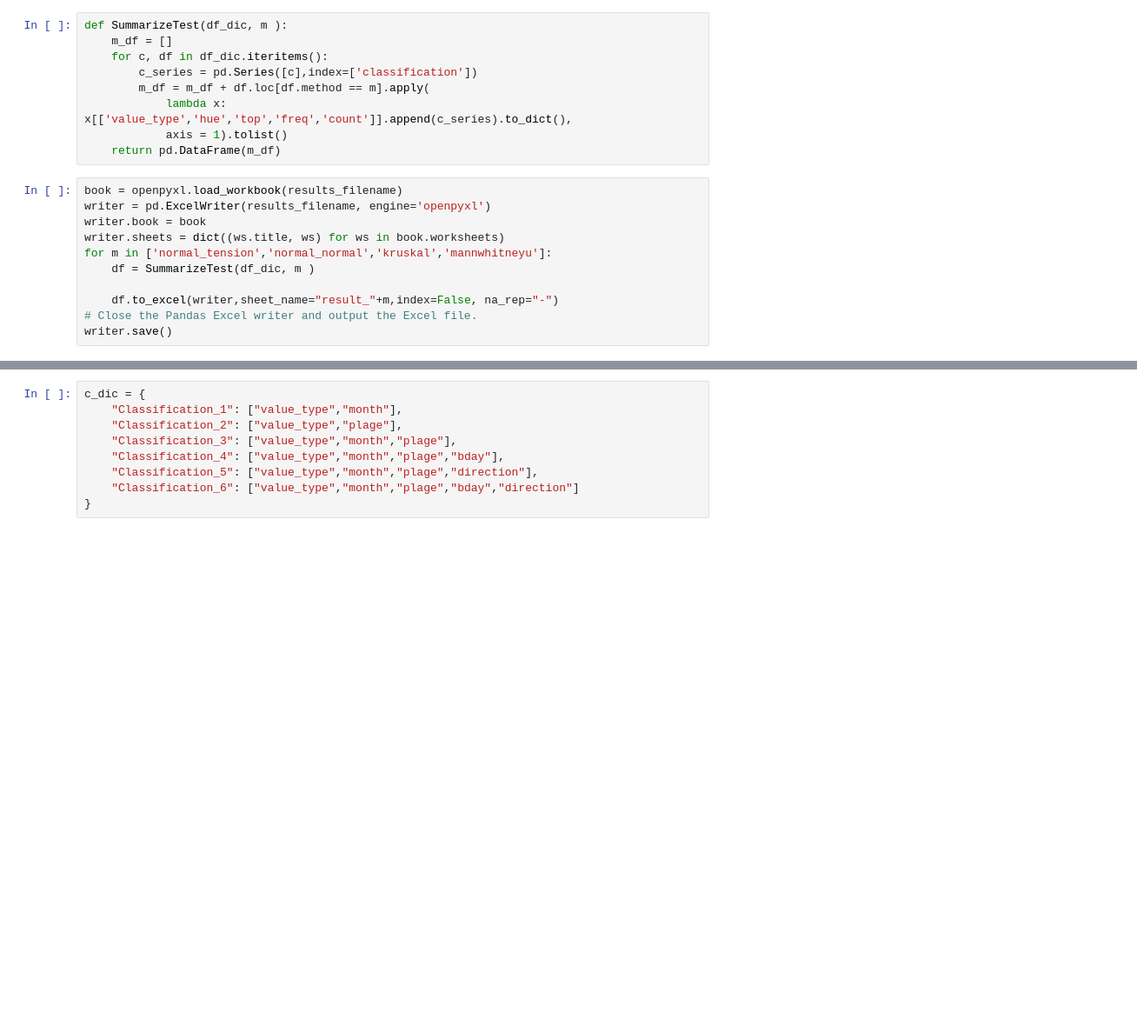
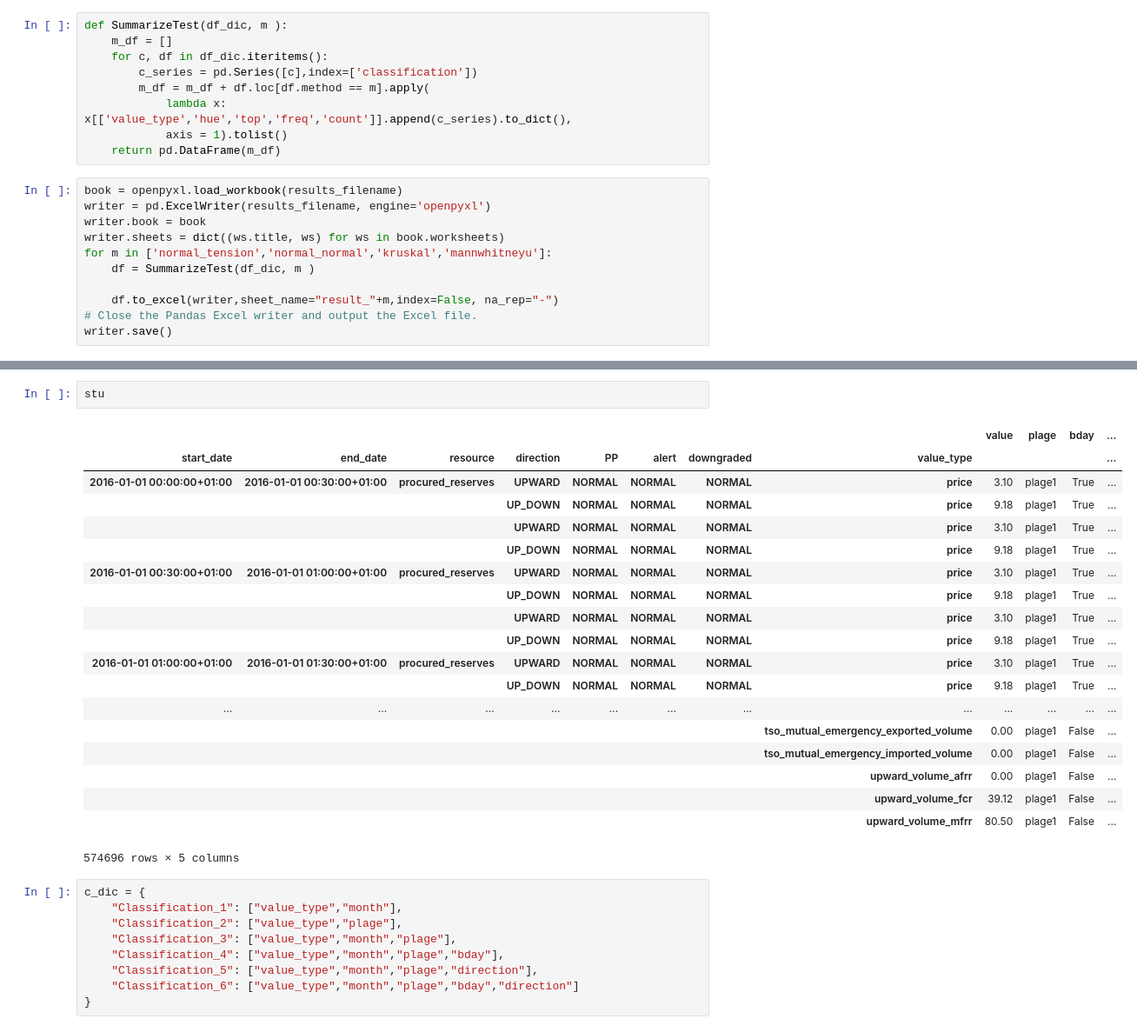
Before and after one commit to mathiaHa/MA-Analysis, a Jupyter notebook: Analysis/Alpiq/II.1 Etude_Relation_Alert_Prix_MA.ipynb, the cells around one changed output, grey strips where cells are left out. Shown at 87% size. Saved outputs shown, nothing was run; the diff lists cells and outputs as text; blank space fills up the shorter version.

```diff
--- a/Analysis/Alpiq/II.1 Etude_Relation_Alert_Prix_MA.ipynb
+++ b/Analysis/Alpiq/II.1 Etude_Relation_Alert_Prix_MA.ipynb
@@ -390,3 +304,25 @@ plt.show()
+# %%
+stu
+# %% [output]
+|  |  |  |  |  |  |  |  | value | plage | bday | ... |
+| start_date | end_date | resource | direction | PP | alert | downgraded | value_type |  |  |  | ... |
+| 2016-01-01 00:00:00+01:00 | 2016-01-01 00:30:00+01:00 | procured_reserves | UPWARD | NORMAL | NORMAL | NORMAL | price | 3.10 | plage1 | True | ... |
+|  |  |  | UP_DOWN | NORMAL | NORMAL | NORMAL | price | 9.18 | plage1 | True | ... |
+|  |  |  | UPWARD | NORMAL | NORMAL | NORMAL | price | 3.10 | plage1 | True | ... |
+|  |  |  | UP_DOWN | NORMAL | NORMAL | NORMAL | price | 9.18 | plage1 | True | ... |
+| 2016-01-01 00:30:00+01:00 | 2016-01-01 01:00:00+01:00 | procured_reserves | UPWARD | NORMAL | NORMAL | NORMAL | price | 3.10 | plage1 | True | ... |
+|  |  |  | UP_DOWN | NORMAL | NORMAL | NORMAL | price | 9.18 | plage1 | True | ... |
+|  |  |  | UPWARD | NORMAL | NORMAL | NORMAL | price | 3.10 | plage1 | True | ... |
+|  |  |  | UP_DOWN | NORMAL | NORMAL | NORMAL | price | 9.18 | plage1 | True | ... |
+| 2016-01-01 01:00:00+01:00 | 2016-01-01 01:30:00+01:00 | procured_reserves | UPWARD | NORMAL | NORMAL | NORMAL | price | 3.10 | plage1 | True | ... |
+|  |  |  | UP_DOWN | NORMAL | NORMAL | NORMAL | price | 9.18 | plage1 | True | ... |
+| ... | ... | ... | ... | ... | ... | ... | ... | ... | ... | ... | ... |
+|  |  |  |  |  |  |  | tso_mutual_emergency_exported_volume | 0.00 | plage1 | False | ... |
+|  |  |  |  |  |  |  | tso_mutual_emergency_imported_volume | 0.00 | plage1 | False | ... |
+|  |  |  |  |  |  |  | upward_volume_afrr | 0.00 | plage1 | False | ... |
+|  |  |  |  |  |  |  | upward_volume_fcr | 39.12 | plage1 | False | ... |
+|  |  |  |  |  |  |  | upward_volume_mfrr | 80.50 | plage1 | False | ... |
+574696 rows × 5 columns
 # %%
 c_dic = {
     "Classification_1": ["value_type","month"],
```
Also changed, not shown: parts of 10 cells of this notebook, 24 other files.
